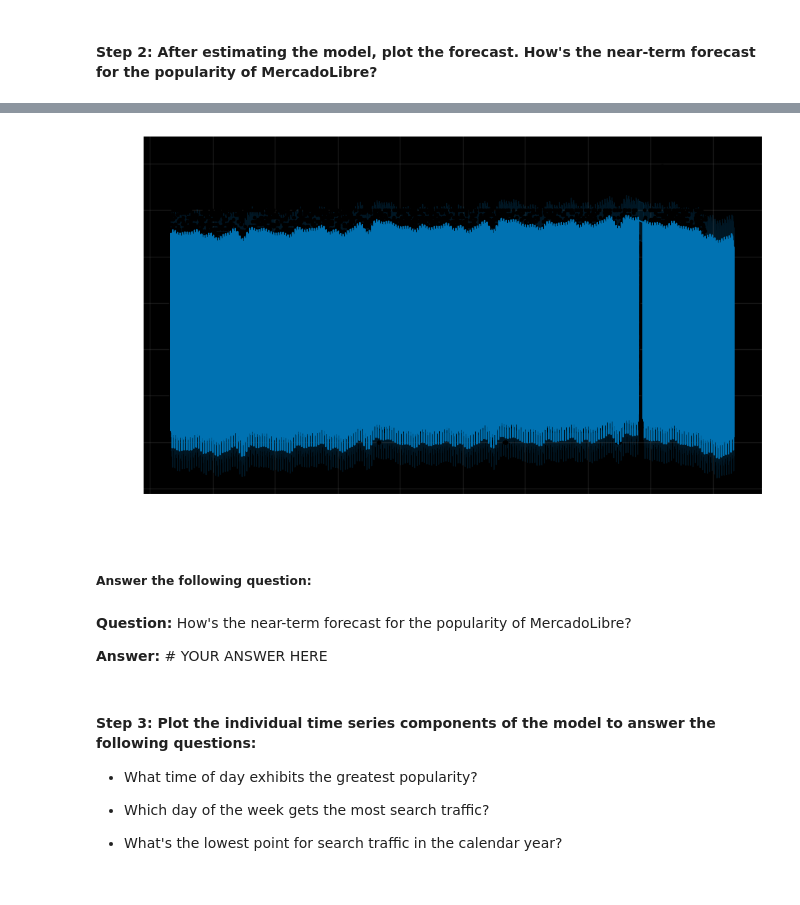
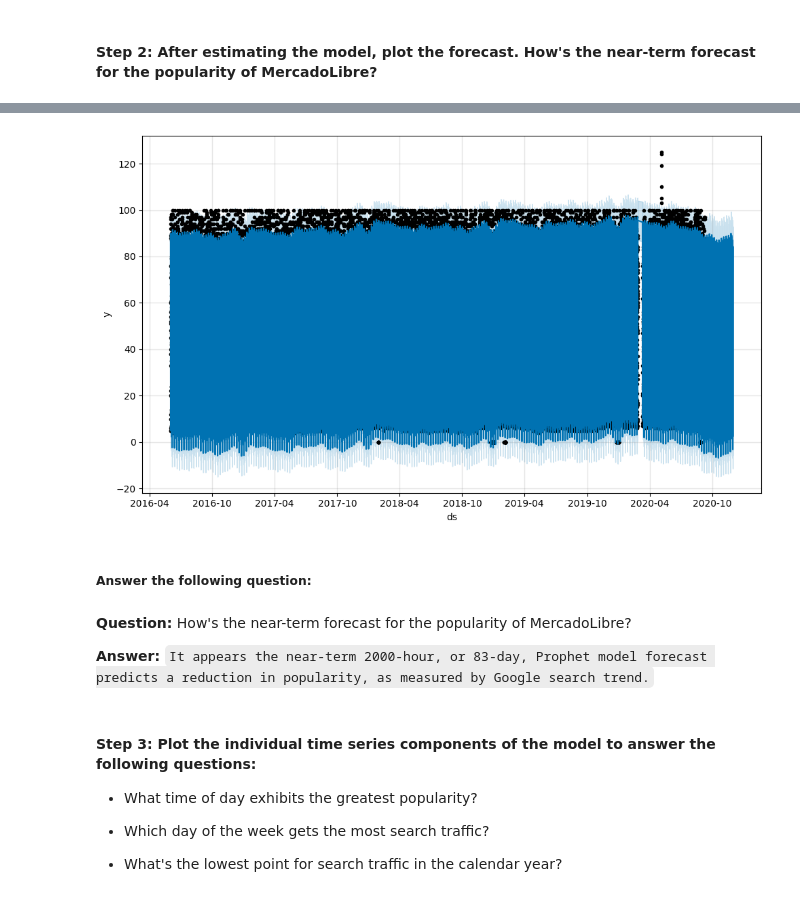
Before and after one commit to boz-tcm/time-series-challenge, a Jupyter notebook: forecasting_net_prophet.ipynb, the cells around one changed output, grey strips where cells are left out. Cells and saved outputs as stored; diff of their text form; code cells hidden in the pictures.

```diff
--- a/forecasting_net_prophet.ipynb
+++ b/forecasting_net_prophet.ipynb
@@ -123,12 +138,12 @@ To do so, complete the following steps:
 #### Step 1: Read the search data into a DataFrame, and then slice the data to just the month of May 2020. (During this month, MercadoLibre released its quarterly financial results.) Use hvPlot to visualize the results. Do any unusual patterns exist?
 # %%
 # Upload the "google_hourly_search_trends.csv" file into Colab, then store in a Pandas DataFrame
-#from google.colab import files
-#uploaded = files.upload()
+from google.colab import files
+uploaded = files.upload()
 
 # Set the "Date" column as the Datetime Index.
 # 'Parse_dates = True' will parse the index as a date.  If intended datetime object is in another field(s), must pass such field(s) as list into 'Parse_dates' argument.  Here, the 'Date' field is already assigned to the index.
-df_mercado_trends = pd.read_csv(Path('Resources/google_hourly_search_trends.csv'), index_col='Date', parse_dates=True)
+df_mercado_trends = pd.read_csv(Path('google_hourly_search_trends.csv'), index_col='Date', parse_dates=True)
 
 # Review information for the DataFrame along with the first and last five rows of the DataFrame
 display(df_mercado_trends.info(), df_mercado_trends)
@@ -735,6 +773,8 @@ display(forecast_mercado_trends_df.head(5))
 # %% [markdown]
 #### Step 2: After estimating the model, plot the forecast. How's the near-term forecast for the popularity of MercadoLibre?
 # %%
+# Holoviews extension to render hvPlots in Colab
+hv.extension('bokeh')
 # Plot the Prophet predictions for the Mercado trends data
-forecast_mercado_trends_plot = model_mercado_trends.plot(forecast_mercado_trends_df)
+model_mercado_trends.plot(forecast_mercado_trends_df);
 # %% [output]
@@ -741,10 +784,10 @@ forecast_mercado_trends_plot = model_mercado_trends.plot(forecast_mercado_trends
-[figure, old version]
+[figure, new version]
 # %% [markdown]
 ##### Answer the following question:
 # %% [markdown]
 **Question:**  How's the near-term forecast for the popularity of MercadoLibre?
 
-**Answer:** # YOUR ANSWER HERE
+**Answer:** `It appears the near-term 2000-hour, or 83-day, Prophet model forecast predicts a reduction in popularity, as measured by Google search trend.`
 # %% [markdown]
 #### Step 3: Plot the individual time series components of the model to answer the following questions:
 
```
Also changed, not shown: parts of 15 cells of this notebook, 3 other files.
